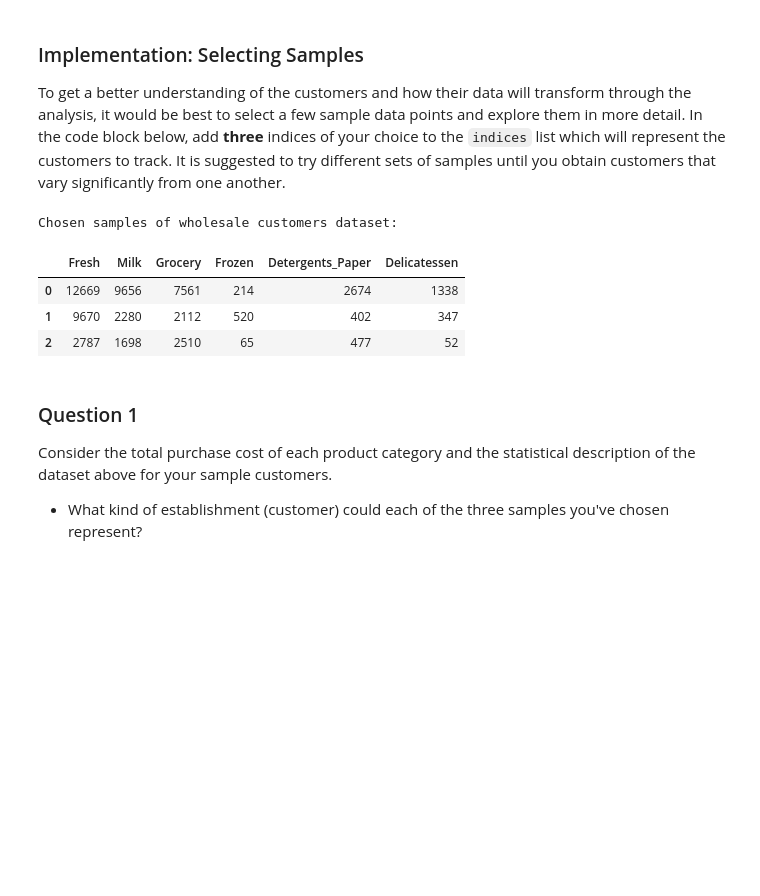
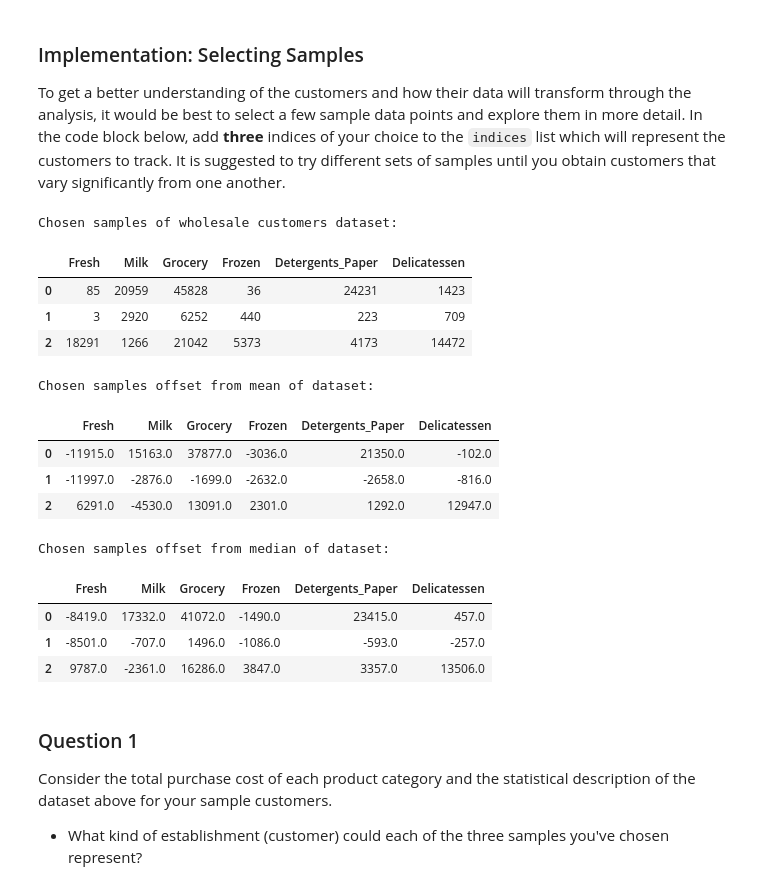
Before and after one commit to kongrui/uc-machine-learning, a Jupyter notebook: customer_segments/customer_segments.ipynb, the cells around one changed output. Drawn from its saved outputs; the diff is of its cells as text; code cells hidden in the pictures; blank space fills up the shorter version.

```diff
--- a/customer_segments/customer_segments.ipynb
+++ b/customer_segments/customer_segments.ipynb
@@ -61,19 +59,46 @@ display(desc)
 ### Implementation: Selecting Samples
 To get a better understanding of the customers and how their data will transform through the analysis, it would be best to select a few sample data points and explore them in more detail. In the code block below, add **three** indices of your choice to the `indices` list which will represent the customers to track. It is suggested to try different sets of samples until you obtain customers that vary significantly from one another.
 # %%
+# Notice No.65 - has 85 on Fresh (very small) and 24231 on Detergents_paper(very high)
+
+# Notice No.95 - has 3 On Fresh(the lowest) and 14403 on Grocery(way above 75pct)
+
+# Notice No.71 - has 14472 On Delicatessen(high) and 1266 on milk(low around 25 pct)
+
+# display(data.loc[data.Delicatessen > 10020, :].head())
+
 # TODO: Select three indices of your choice you wish to sample from the dataset
-indices = [0,199,439]
+indices = [65, 95, 71]
 
 # Create a DataFrame of the chosen samples
 samples = pd.DataFrame(data.loc[indices], columns = data.keys()).reset_index(drop = True)
 print "Chosen samples of wholesale customers dataset:"
 display(samples)
+
+print "Chosen samples offset from mean of dataset:"
+display(samples - np.around(data.mean().values))
+
+print "Chosen samples offset from median of dataset:"
+display(samples - np.around(data.median().values))
+
+print "Chosen samples offset percentile:"
+display(samples - np.around(data.median().values))
 # %% [output]
 Chosen samples of wholesale customers dataset:
 |  | Fresh | Milk | Grocery | Frozen | Detergents_Paper | Delicatessen |
-| 0 | 12669 | 9656 | 7561 | 214 | 2674 | 1338 |
-| 1 | 9670 | 2280 | 2112 | 520 | 402 | 347 |
-| 2 | 2787 | 1698 | 2510 | 65 | 477 | 52 |
+| 0 | 85 | 20959 | 45828 | 36 | 24231 | 1423 |
+| 1 | 3 | 2920 | 6252 | 440 | 223 | 709 |
+| 2 | 18291 | 1266 | 21042 | 5373 | 4173 | 14472 |
+Chosen samples offset from mean of dataset:
+|  | Fresh | Milk | Grocery | Frozen | Detergents_Paper | Delicatessen |
+| 0 | -11915.0 | 15163.0 | 37877.0 | -3036.0 | 21350.0 | -102.0 |
+| 1 | -11997.0 | -2876.0 | -1699.0 | -2632.0 | -2658.0 | -816.0 |
+| 2 | 6291.0 | -4530.0 | 13091.0 | 2301.0 | 1292.0 | 12947.0 |
+Chosen samples offset from median of dataset:
+|  | Fresh | Milk | Grocery | Frozen | Detergents_Paper | Delicatessen |
+| 0 | -8419.0 | 17332.0 | 41072.0 | -1490.0 | 23415.0 | 457.0 |
+| 1 | -8501.0 | -707.0 | 1496.0 | -1086.0 | -593.0 | -257.0 |
+| 2 | 9787.0 | -2361.0 | 16286.0 | 3847.0 | 3357.0 | 13506.0 |
 # %% [markdown]
 ### Question 1
 Consider the total purchase cost of each product category and the statistical description of the dataset above for your sample customers.
```
Also changed, not shown: parts of 1 cell of this notebook, 23 other files.
